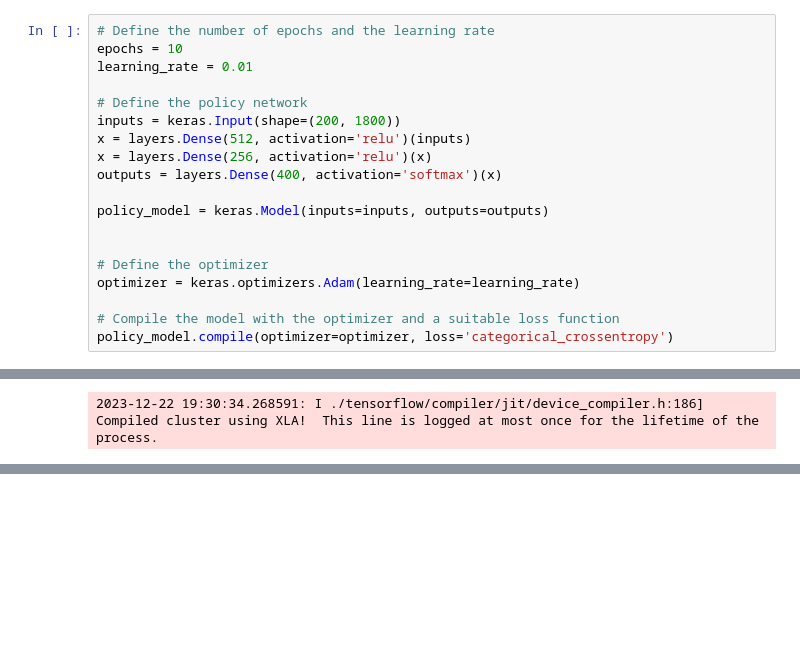
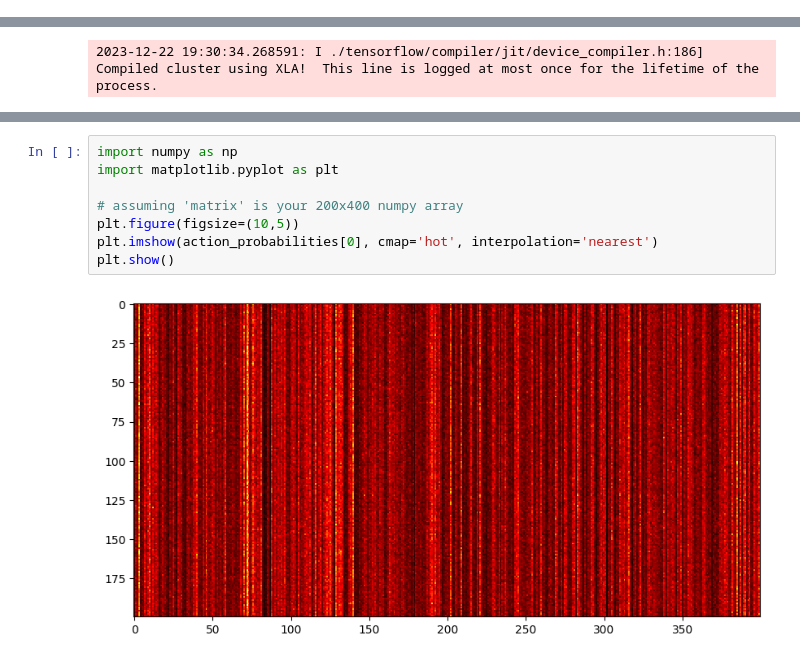
Before and after one commit to cjGO/breeder_agent, a Jupyter notebook: test.ipynb, the cells around one changed output, grey strips where cells are left out. Drawn from its saved outputs; the diff is of its cells as text; blank space fills up the shorter version.

```diff
--- a/test.ipynb
+++ b/test.ipynb
@@ -428,19 +454,0 @@ a_reshaped.shape
-# %%
-# Define the number of epochs and the learning rate
-epochs = 10
-learning_rate = 0.01
-
-# Define the policy network
-inputs = keras.Input(shape=(200, 1800))
-x = layers.Dense(512, activation='relu')(inputs)
-x = layers.Dense(256, activation='relu')(x)
-outputs = layers.Dense(400, activation='softmax')(x)
-
-policy_model = keras.Model(inputs=inputs, outputs=outputs)
-
-
-# Define the optimizer
-optimizer = keras.optimizers.Adam(learning_rate=learning_rate)
-
-# Compile the model with the optimizer and a suitable loss function
-policy_model.compile(optimizer=optimizer, loss='categorical_crossentropy')
@@ -464,0 +529,10 @@ action_probabilities[0].shape
+# %%
+import numpy as np
+import matplotlib.pyplot as plt
+
+# assuming 'matrix' is your 200x400 numpy array
+plt.figure(figsize=(10,5))
+plt.imshow(action_probabilities[0], cmap='hot', interpolation='nearest')
+plt.show()
+# %% [output]
+[figure, added]
```
Also changed, not shown: parts of 21 cells of this notebook.
